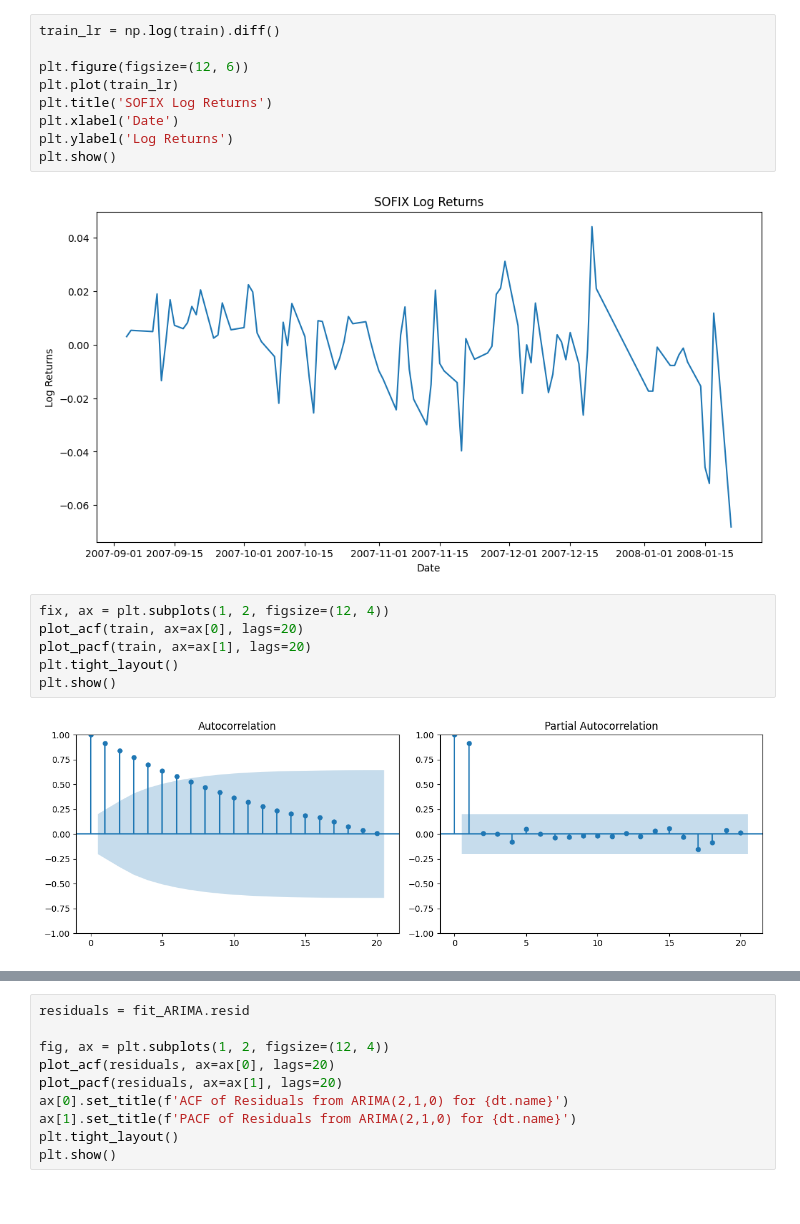
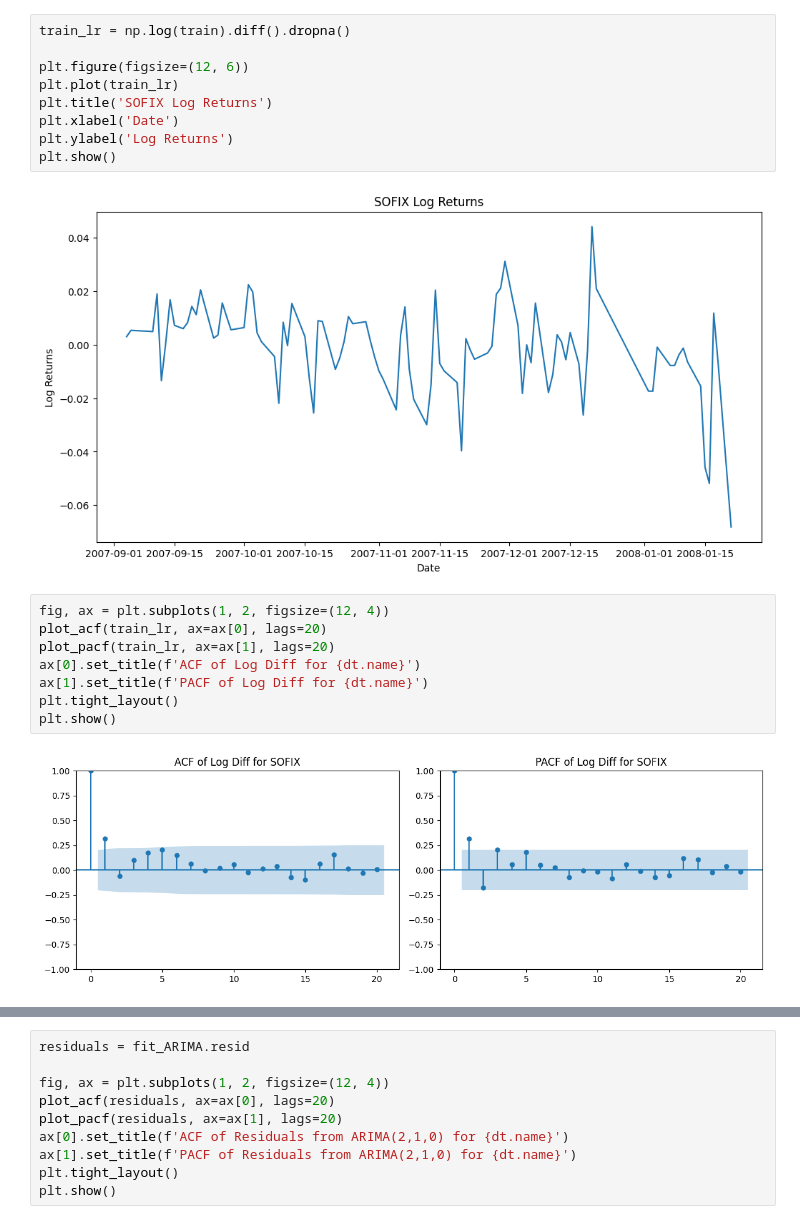
Before and after one commit to febse/ts2025-presentations-2-dani-ladi, a Jupyter notebook: assignment.ipynb, the cells around one changed output, grey strips where cells are left out. Drawn from its saved outputs; the diff is of its cells as text.

```diff
--- a/assignment.ipynb
+++ b/assignment.ipynb
@@ -117,5 +180,5 @@ Requirement already satisfied: six>=1.5 in /usr/local/lib/python3.12/dist-packag
 # %%
-train_lr = np.log(train).diff()
+train_lr = np.log(train).diff().dropna()
 
 plt.figure(figsize=(12, 6))
 plt.plot(train_lr)
@@ -126,11 +189,13 @@ plt.show()
 # %% [output]
 [figure]
 # %%
-fix, ax = plt.subplots(1, 2, figsize=(12, 4))
-plot_acf(train, ax=ax[0], lags=20)
-plot_pacf(train, ax=ax[1], lags=20)
+fig, ax = plt.subplots(1, 2, figsize=(12, 4))
+plot_acf(train_lr, ax=ax[0], lags=20)
+plot_pacf(train_lr, ax=ax[1], lags=20)
+ax[0].set_title(f'ACF of Log Diff for {dt.name}')
+ax[1].set_title(f'PACF of Log Diff for {dt.name}')
 plt.tight_layout()
 plt.show()
 # %% [output]
-[figure, old version]
+[figure, new version]
 # %%
```
Also changed, not shown: parts of 33 cells of this notebook.
